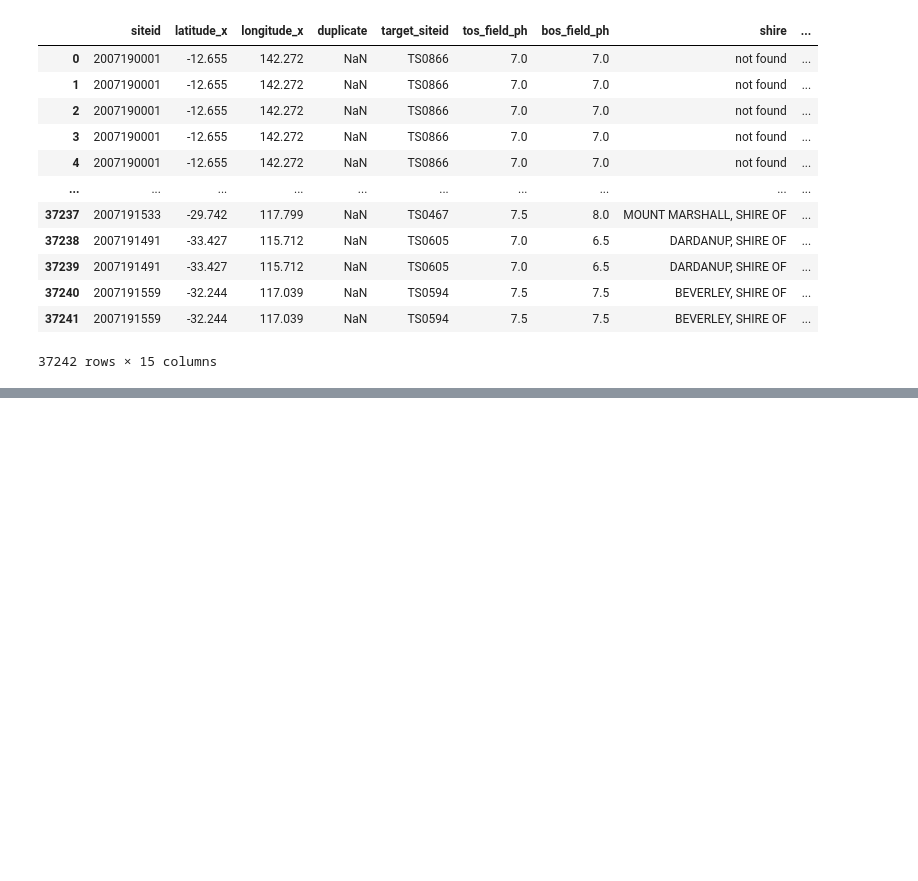
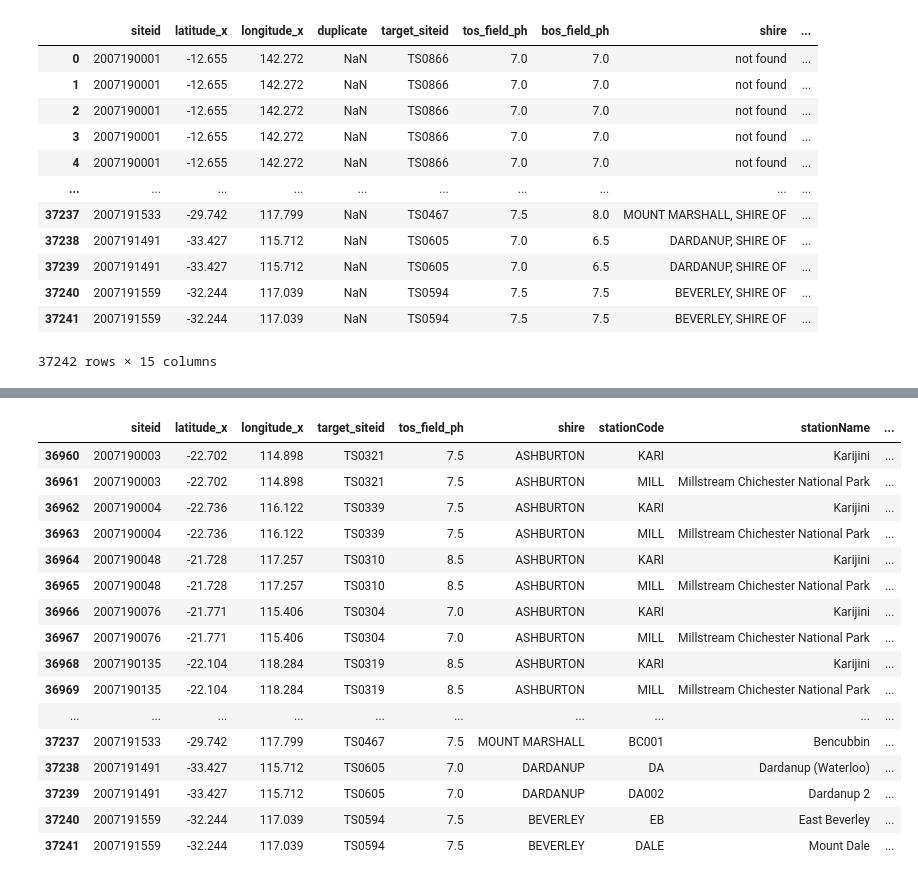
Before and after one commit to ClodettaV/WA-s-wheatbelt-potential-for-bioenergy-production, a Jupyter notebook: Data/Rainfall_and_soils.ipynb, the cells around one changed output, grey strips where cells are left out. Saved outputs shown, nothing was run; the diff lists cells and outputs as text; code cells hidden in the pictures; blank space fills up the shorter version.

```diff
--- a/Data/Rainfall_and_soils.ipynb
+++ b/Data/Rainfall_and_soils.ipynb
@@ -217,0 +247,22 @@ df_final
+# %%
+# Remove ', SHIRE OF' from shire column
+df_drop['shire'] = df_drop['shire'].str.replace(', SHIRE OF','')
+df_drop
+# %% [output]
+|  | siteid | latitude_x | longitude_x | target_siteid | tos_field_ph | shire | stationCode | stationName | ... |
+| 36960 | 2007190003 | -22.702 | 114.898 | TS0321 | 7.5 | ASHBURTON | KARI | Karijini | ... |
+| 36961 | 2007190003 | -22.702 | 114.898 | TS0321 | 7.5 | ASHBURTON | MILL | Millstream Chichester National Park | ... |
+| 36962 | 2007190004 | -22.736 | 116.122 | TS0339 | 7.5 | ASHBURTON | KARI | Karijini | ... |
+| 36963 | 2007190004 | -22.736 | 116.122 | TS0339 | 7.5 | ASHBURTON | MILL | Millstream Chichester National Park | ... |
+| 36964 | 2007190048 | -21.728 | 117.257 | TS0310 | 8.5 | ASHBURTON | KARI | Karijini | ... |
+| 36965 | 2007190048 | -21.728 | 117.257 | TS0310 | 8.5 | ASHBURTON | MILL | Millstream Chichester National Park | ... |
+| 36966 | 2007190076 | -21.771 | 115.406 | TS0304 | 7.0 | ASHBURTON | KARI | Karijini | ... |
+| 36967 | 2007190076 | -21.771 | 115.406 | TS0304 | 7.0 | ASHBURTON | MILL | Millstream Chichester National Park | ... |
+| 36968 | 2007190135 | -22.104 | 118.284 | TS0319 | 8.5 | ASHBURTON | KARI | Karijini | ... |
+| 36969 | 2007190135 | -22.104 | 118.284 | TS0319 | 8.5 | ASHBURTON | MILL | Millstream Chichester National Park | ... |
+| ... | ... | ... | ... | ... | ... | ... | ... | ... | ... |
+| 37237 | 2007191533 | -29.742 | 117.799 | TS0467 | 7.5 | MOUNT MARSHALL | BC001 | Bencubbin | ... |
+| 37238 | 2007191491 | -33.427 | 115.712 | TS0605 | 7.0 | DARDANUP | DA | Dardanup (Waterloo) | ... |
+| 37239 | 2007191491 | -33.427 | 115.712 | TS0605 | 7.0 | DARDANUP | DA002 | Dardanup 2 | ... |
+| 37240 | 2007191559 | -32.244 | 117.039 | TS0594 | 7.5 | BEVERLEY | EB | East Beverley | ... |
+| 37241 | 2007191559 | -32.244 | 117.039 | TS0594 | 7.5 | BEVERLEY | DALE | Mount Dale | ... |
```
Also changed, not shown: parts of 16 cells of this notebook, 19 other files.
